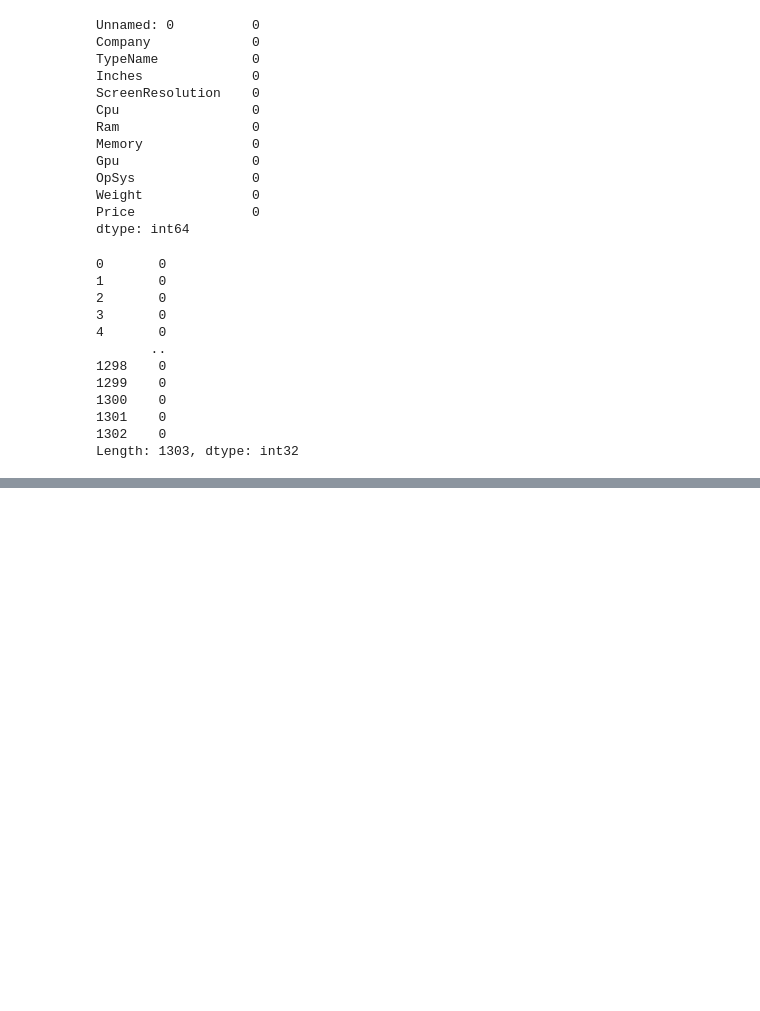
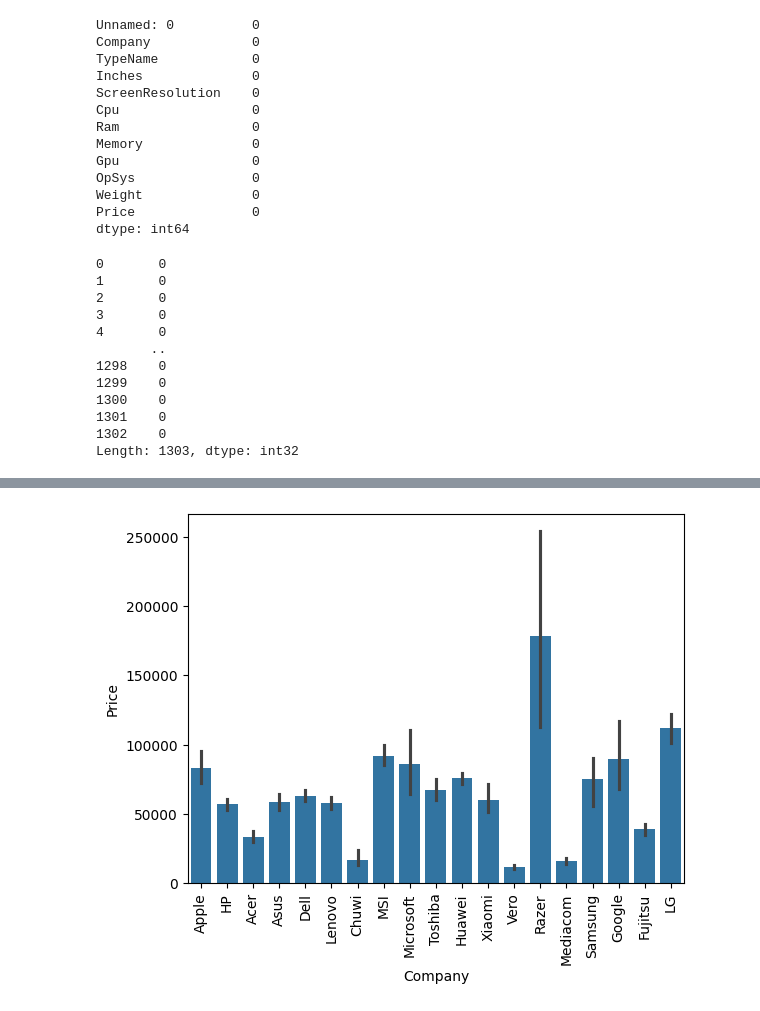
Before and after one commit to princejaiswal19/Laptop-Price-Predictor, a Jupyter notebook: building.ipynb, the cells around one changed output, grey strips where cells are left out. Cells and saved outputs as stored; diff of their text form; code cells hidden in the pictures; blank space fills up the shorter version.

```diff
--- a/building.ipynb
+++ b/building.ipynb
@@ -68,0 +126,6 @@ Length: 1303, dtype: int32
+# %%
+sns.barplot(x=df['Company'],y=df['Price'])
+plt.xticks(rotation='vertical')
+plt.show()
+# %% [output]
+[figure, added]
```
Also changed, not shown: parts of 29 cells of this notebook.
